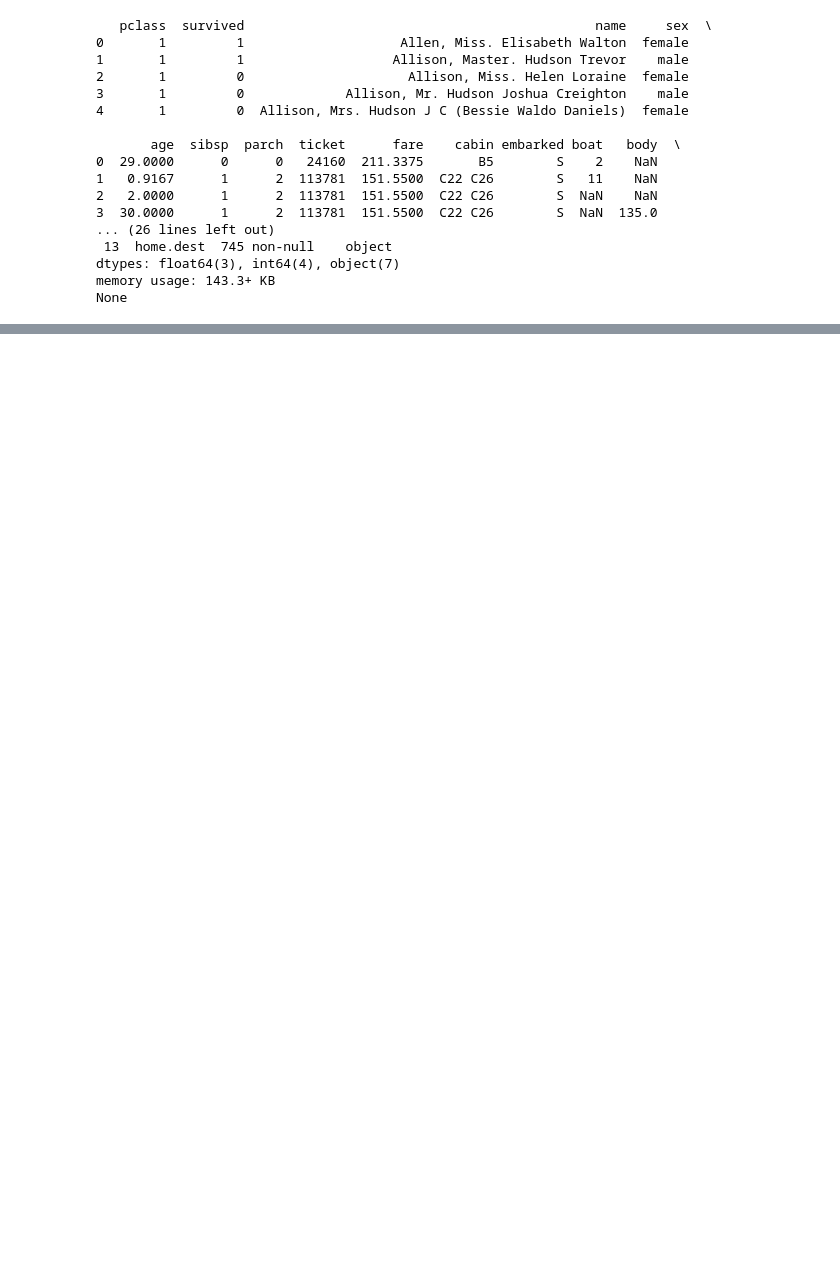
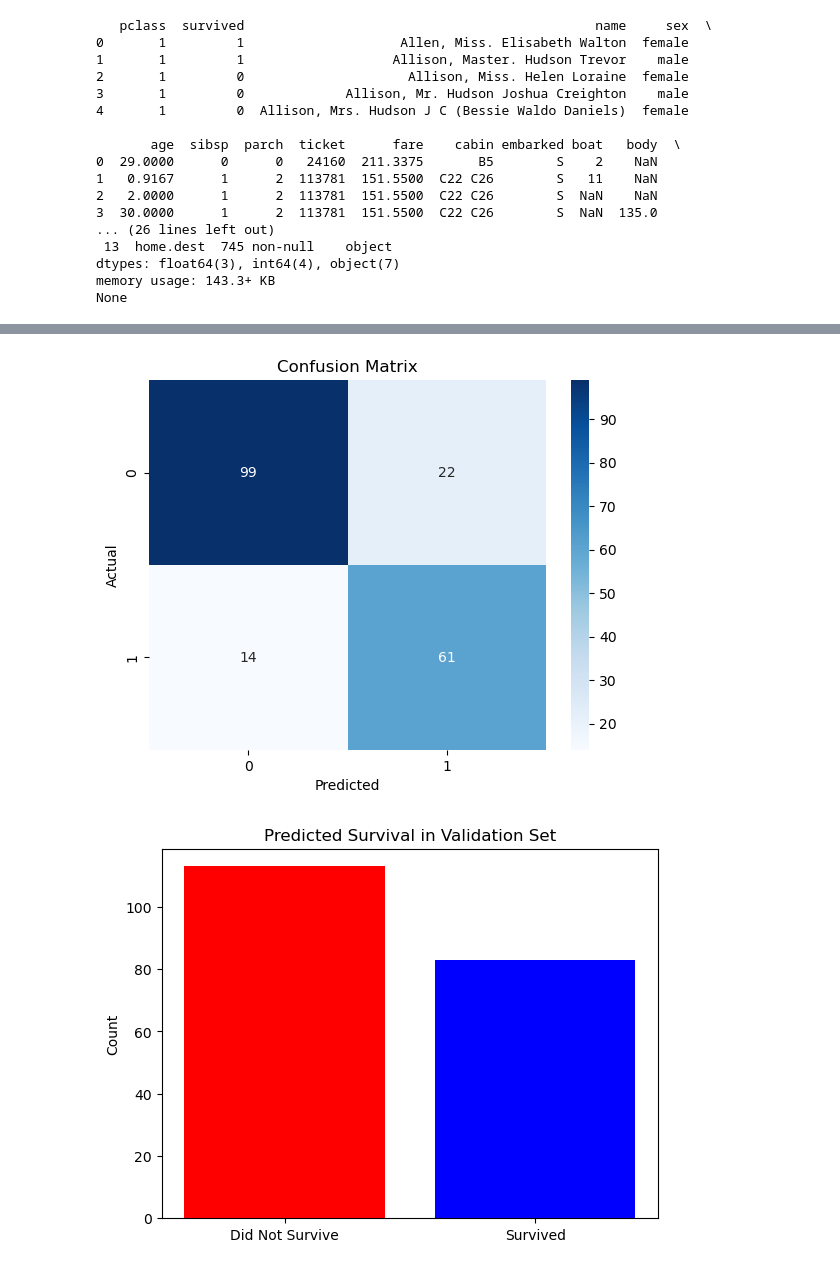
Before and after one commit to singhreyn/ML-fundamentals-2025, a Jupyter notebook: assignment_1_reyna_singh.ipynb, the cells around one changed output, grey strips where cells are left out. Cells and saved outputs as stored; diff of their text form; code cells hidden in the pictures; blank space fills up the shorter version.

Commit message:
finishing tasks

```diff
--- a/assignment_1_reyna_singh.ipynb
+++ b/assignment_1_reyna_singh.ipynb
@@ -173,0 +295,14 @@ ValueError: could not convert string to float: 'White, Mr. Percival Wayland'
+# %%
+# Task 8: Training Logistic Regression Model
+
+from sklearn.linear_model import LogisticRegression
+from sklearn.metrics import accuracy_score, classification_report
+
+model = LogisticRegression()
+model.fit(X_train_selected, y_train_resampled)
+
+y_pred = model.predict(X_val_selected)
+
+# Model Evaluation
+print("Validation Accuracy:", accuracy_score(y_val, y_pred))
+print("Classification Report:\n", classification_report(y_val, y_pred))
@@ -173,0 +320,21 @@ ValueError: could not convert string to float: 'White, Mr. Percival Wayland'
+# %%
+import seaborn as sns
+from sklearn.metrics import confusion_matrix
+
+# Confusion Matrix
+cm = confusion_matrix(y_val, y_pred)
+
+sns.heatmap(cm, annot=True, fmt="d", cmap="Blues")
+plt.xlabel("Predicted")
+plt.ylabel("Actual")
+plt.title("Confusion Matrix")
+plt.show()
+
+# Bar Chart (Survived vs. not survived)
+plt.bar(["Did Not Survive", "Survived"], [sum(y_pred == 0), sum(y_pred == 1)], color=["red", "blue"])
+plt.ylabel("Count")
+plt.title("Predicted Survival in Validation Set")
+plt.show()
+# %% [output]
+[figure, added]
+[figure, added]
```
Also changed, not shown: parts of 21 cells of this notebook.
